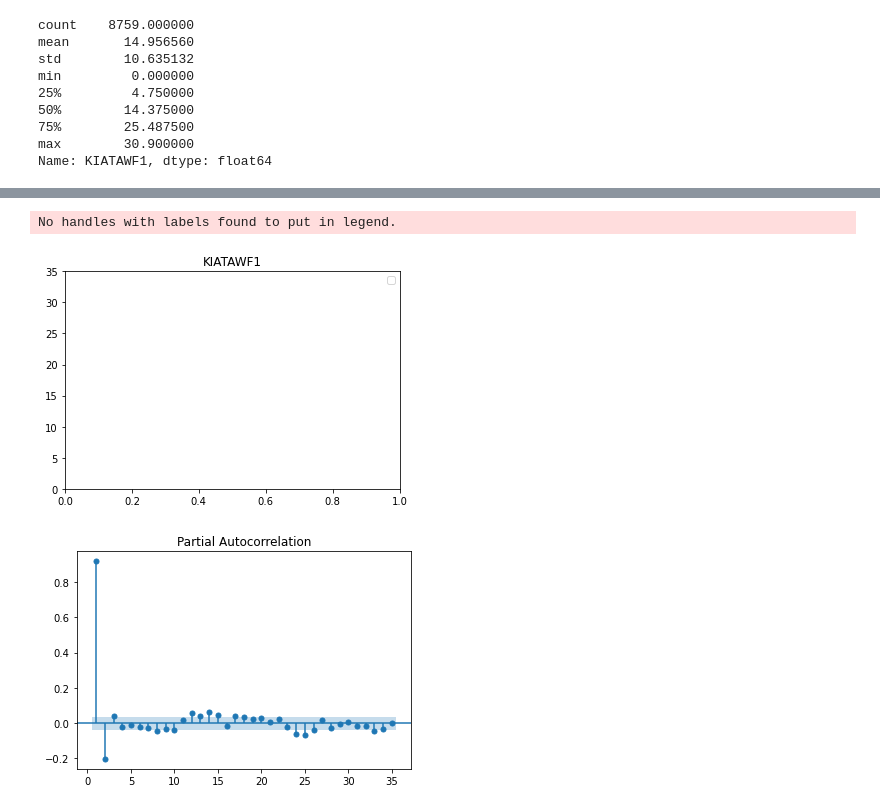
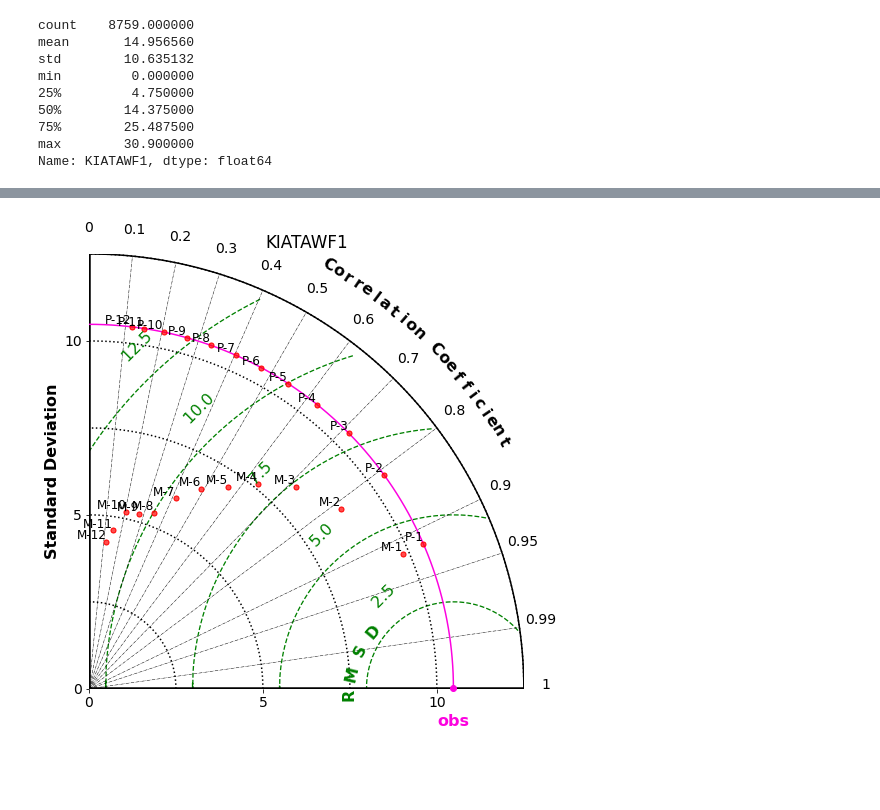
Before and after one commit to vitorp4/Data-Science, a Jupyter notebook: Regressão com MLP (serie temporal)/MLP (time series).ipynb, the cells around one changed output, grey strips where cells are left out. Saved outputs shown, nothing was run; the diff lists cells and outputs as text; code cells hidden in the pictures; blank space fills up the shorter version.

```diff
--- a/Regressão com MLP (serie temporal)/MLP (time series).ipynb
+++ b/Regressão com MLP (serie temporal)/MLP (time series).ipynb
@@ -99,3 +87,2 @@ all_metrics_from_dataframe(pred, test)
 # %%
-pers = persistance(test, 6, index=test_idx)
-all_metrics_from_dataframe(pers, test)
+pers = persistence(test, 12, index=test_idx)
@@ -113,15 +89,5 @@ all_metrics_from_dataframe(pers, test)
-# %%
-for h in range(1,HORIZONS-5):
-    plt.plot(pred[f't+{h}'].values[:100], label=f'horizon {h}')
-plt.ylim([0,35])
-plt.legend()
-plt.title(CENTRAL)
-plt.show()
-# %% [output]
-No handles with labels found to put in legend.
-[figure, removed]
-# %%
-plot_pacf(test, zero=False)
-plt.show()
-# %% [output]
-[figure, removed]
+# %%
+metrics = [all_metrics_from_dataframe(pers, test), all_metrics_from_dataframe(pred, test)]
+diagram(std_obs=np.nanstd(test), metrics=metrics, names=['P','M'], savename=CENTRAL+'_'+str(HORIZONS))
+# %% [output]
+[figure, added]
```
Also changed, not shown: parts of 8 cells of this notebook, 24 other files.
